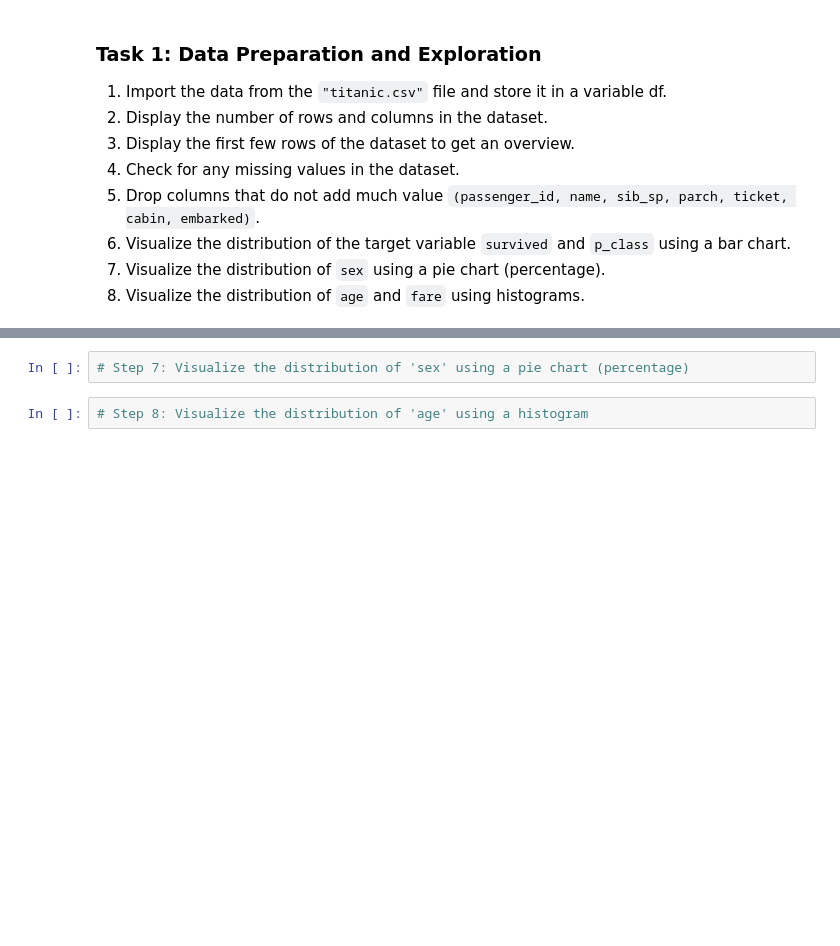
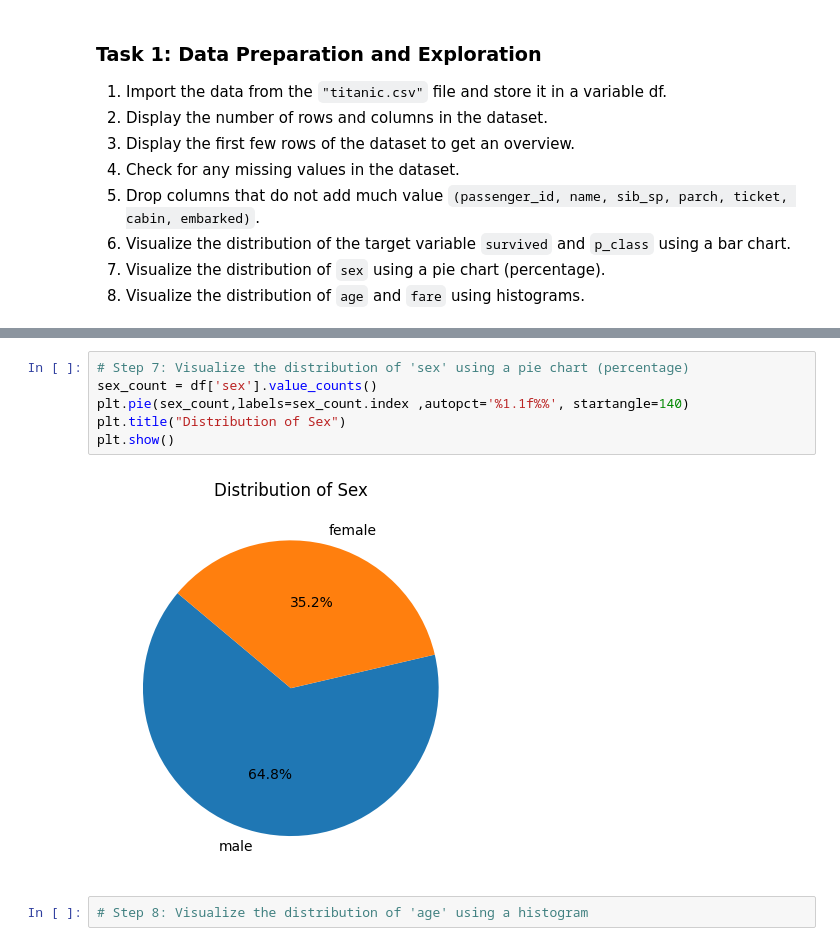
Before and after one commit to RawatXd/Machine-Learning-Projects, a Jupyter notebook: Titanic Survival Prediction/titanic_survival.ipynb, the cells around one changed output, grey strips where cells are left out. Cells and saved outputs as stored; diff of their text form; blank space fills up the shorter version.

```diff
--- a/Titanic Survival Prediction/titanic_survival.ipynb
+++ b/Titanic Survival Prediction/titanic_survival.ipynb
@@ -62,5 +119,11 @@ df = pd.read_csv('titanic.csv')
 # %%
 # Step 7: Visualize the distribution of 'sex' using a pie chart (percentage)
+sex_count = df['sex'].value_counts()
+plt.pie(sex_count,labels=sex_count.index ,autopct='%1.1f%%', startangle=140)
+plt.title("Distribution of Sex")
+plt.show()
+# %% [output]
+[figure, added]
 # %%
 # Step 8: Visualize the distribution of 'age' using a histogram
 # %%
```
Also changed, not shown: parts of 4 cells of this notebook.
